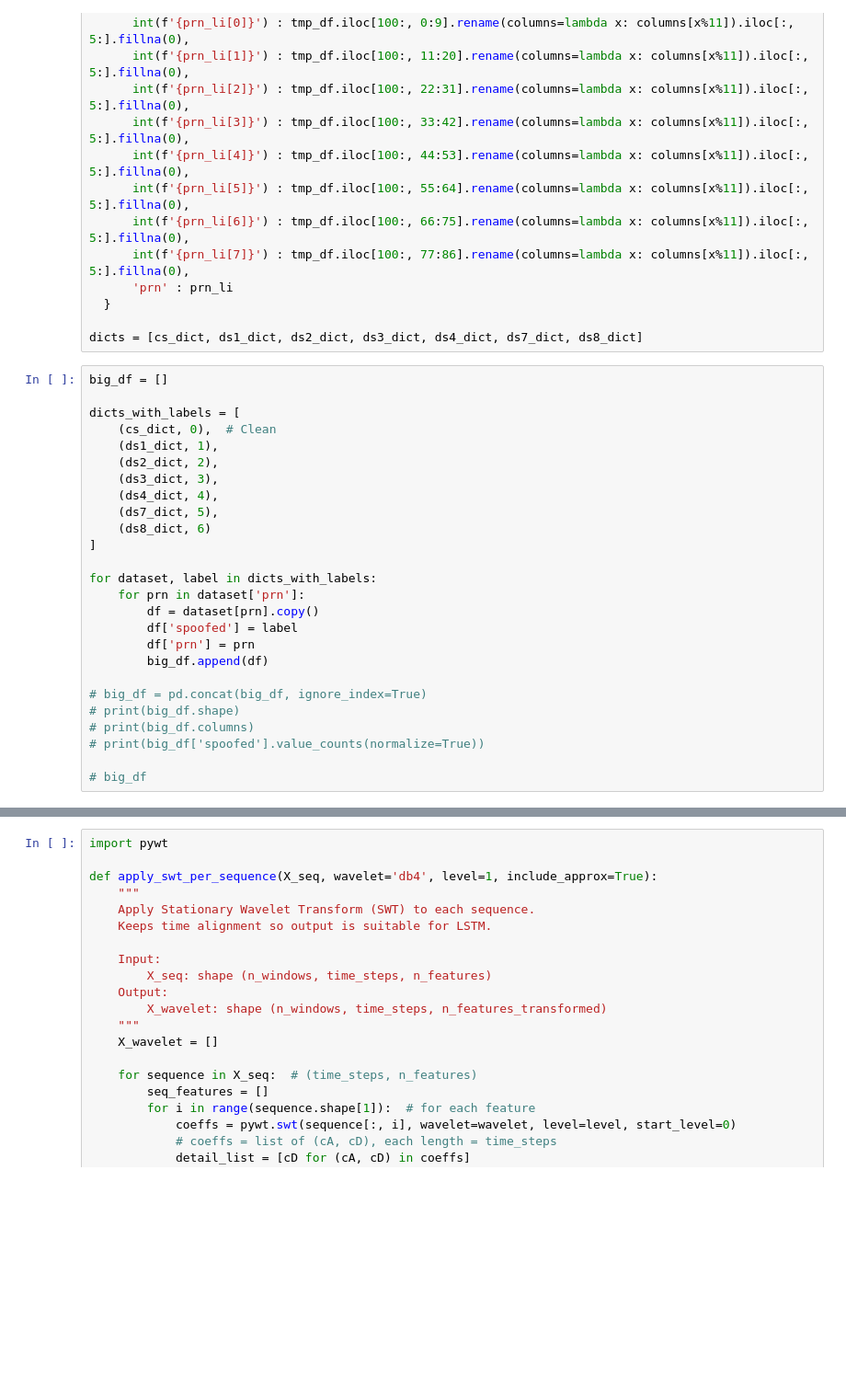
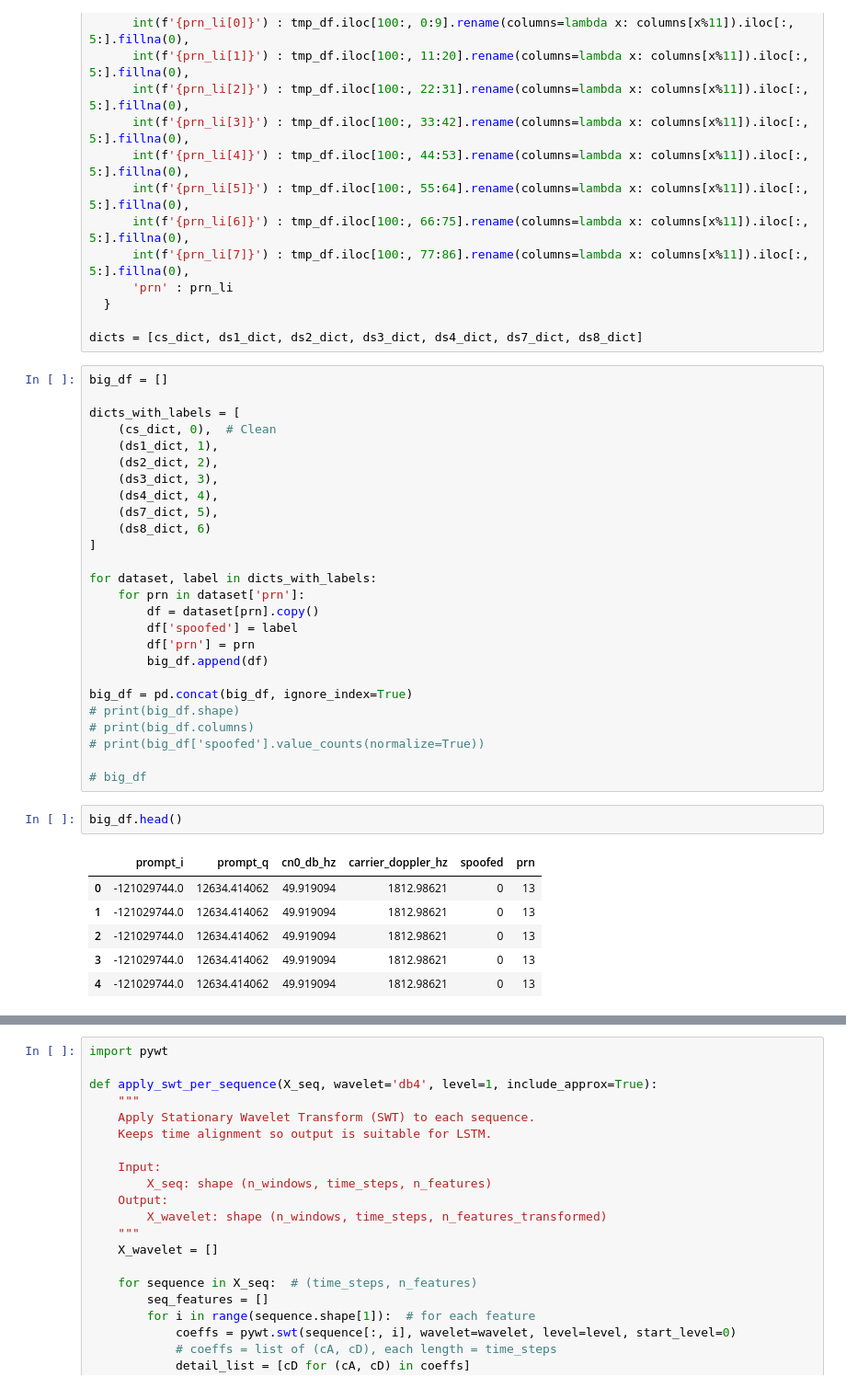
Before and after one commit to nicholastey/gnss_spoof_detector, a Jupyter notebook: spoof_detector/newer.ipynb, the cells around one changed output, grey strips where cells are left out. Shown at 92% size. Saved outputs shown, nothing was run; the diff lists cells and outputs as text; blank space fills up the shorter version.

```diff
--- a/spoof_detector/newer.ipynb
+++ b/spoof_detector/newer.ipynb
@@ -74,12 +74,21 @@ for dataset, label in dicts_with_labels:
         df['prn'] = prn
         big_df.append(df)
 
-# big_df = pd.concat(big_df, ignore_index=True)
+big_df = pd.concat(big_df, ignore_index=True)
 # print(big_df.shape)
 # print(big_df.columns)
 # print(big_df['spoofed'].value_counts(normalize=True))
 
 # big_df
+# %%
+big_df.head()
+# %% [output]
+|  | prompt_i | prompt_q | cn0_db_hz | carrier_doppler_hz | spoofed | prn |
+| 0 | -121029744.0 | 12634.414062 | 49.919094 | 1812.98621 | 0 | 13 |
+| 1 | -121029744.0 | 12634.414062 | 49.919094 | 1812.98621 | 0 | 13 |
+| 2 | -121029744.0 | 12634.414062 | 49.919094 | 1812.98621 | 0 | 13 |
+| 3 | -121029744.0 | 12634.414062 | 49.919094 | 1812.98621 | 0 | 13 |
+| 4 | -121029744.0 | 12634.414062 | 49.919094 | 1812.98621 | 0 | 13 |
 # %%
 import numpy as np
 import pandas as pd
```
Also changed, not shown: parts of 44 cells of this notebook, 2 other files.
